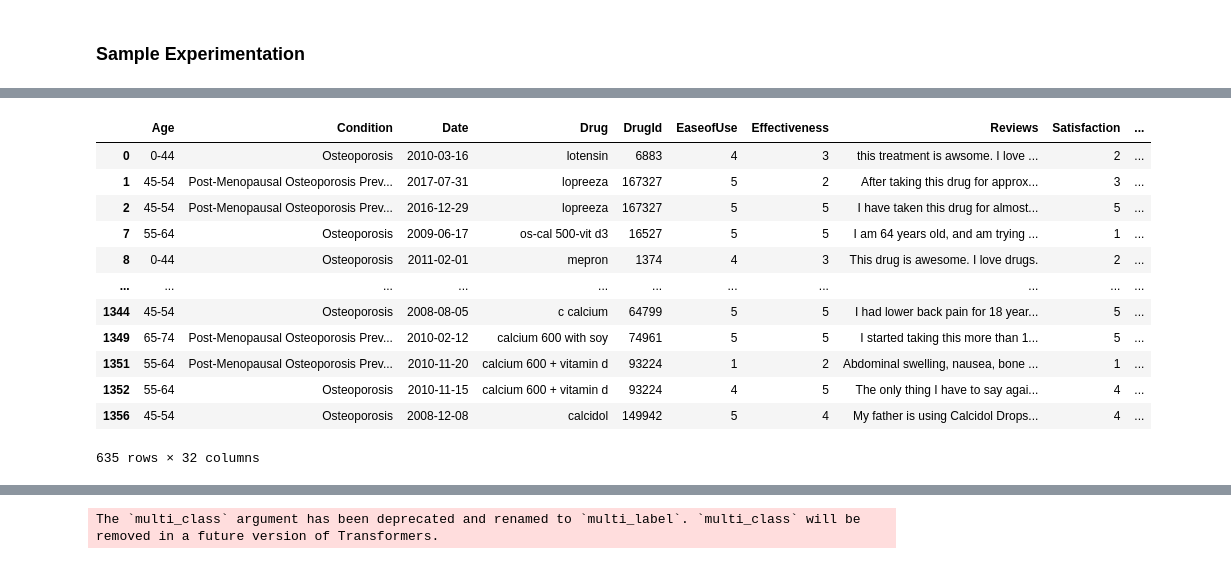
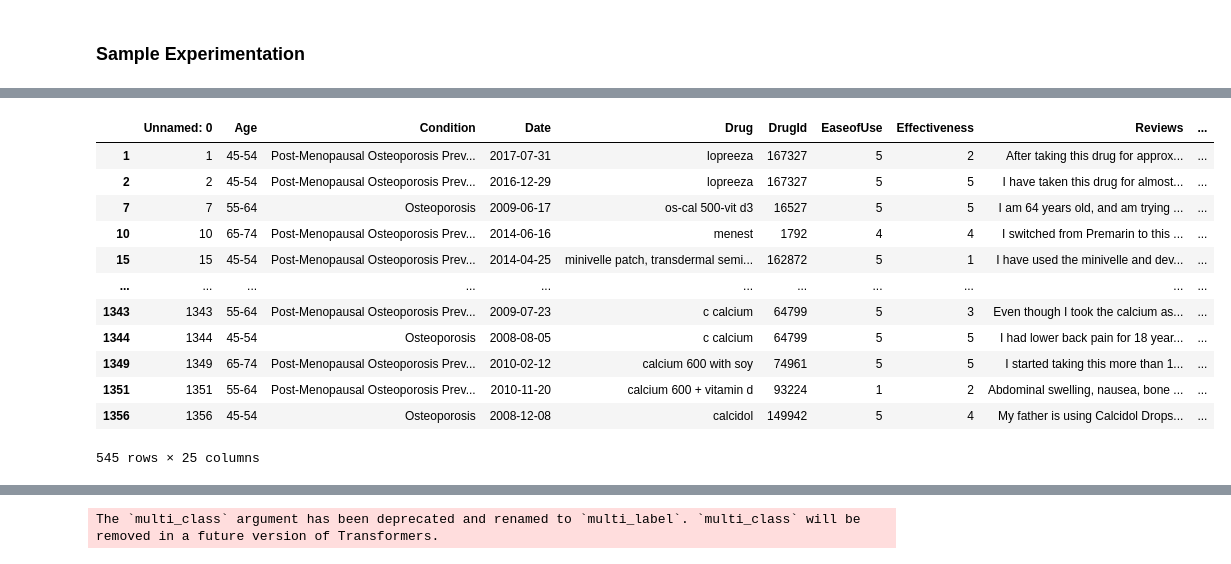
Before and after one commit to woonsupkim/DrugReview, a Jupyter notebook: Woon_after_Classification.ipynb, the cells around one changed output, grey strips where cells are left out. Cells and saved outputs as stored; diff of their text form; code cells hidden in the pictures.

```diff
--- a/Woon_after_Classification.ipynb
+++ b/Woon_after_Classification.ipynb
@@ -228,6 +231,6 @@ len(df_side_effects)
 # %%
 #df.to_csv('data/updated_df.csv')
 # %%
-df_side_effects['max'] = df_side_effects[['limb pain_m', 'gastrointestinal_m', 'dental_m', 'cardiac_m', 'dermatological_m', 'respiratory_m', 'weight gain and loss_m', 'headache_m']].max(axis=1)
-df_side_effects.head()
+df['max'] = df[['limb pain_m', 'gastrointestinal_m', 'dental_m', 'cardiac_m', 'dermatological_m', 'respiratory_m', 'weight gain and loss_m', 'headache_m']].max(axis=1)
+df.head()
 # %% [output]
@@ -240,0 +244,2 @@ df_side_effects.head()
+# %%
+df_side_effects = df[df["side_effect"]>0.7]
@@ -260,22 +275,22 @@ side9 = []
 thresh = 0.7
 
 for i in range(len(df)):
-    if df_side_effects['limb pain_m'].iloc[i] >= thresh:
+    if df_side_effects['limb pain_m'][i] >= thresh:
         side1.append(1)
-    elif df_side_effects['limb pain_m'].iloc[i] < thresh:
+    elif df_side_effects['limb pain_m'][i] < thresh:
         side1.append(0)
 
-    if df_side_effects['gastrointestinal_m'].iloc[i] >= thresh:
+    if df_side_effects['gastrointestinal_m'][i] >= thresh:
         side2.append(1)
-    elif df_side_effects['gastrointestinal_m'].iloc[i] < thresh:
+    elif df_side_effects['gastrointestinal_m'][i] < thresh:
         side2.append(0)
 
-    if df_side_effects['dental_m'].iloc[i] >= thresh:
+    if df_side_effects['dental_m'][i] >= thresh:
         side3.append(1)
-    elif df_side_effects['dental_m'].iloc[i] < thresh:
+    elif df_side_effects['dental_m'][i] < thresh:
         side3.append(0)
 
-    if df_side_effects['cardiac_m'].iloc[i] >= thresh:
+    if df_side_effects['cardiac_m'][i] >= thresh:
         side4.append(1)
     elif df_side_effects['cardiac_m'][i] < thresh:
         side4.append(0)
@@ -315,22 +346,22 @@ df[df['max'] > thresh]
 # %%
 df_side_effects.to_csv('temp.csv', index = False)
 # %%
-df2 = df_side_effects[df_side_effects['max'] < 0.8]
+df2 = df_side_effects[df_side_effects['max'] < 0.7]
 df2
 # %% [output]
-|  | Age | Condition | Date | Drug | DrugId | EaseofUse | Effectiveness | Reviews | Satisfaction | ... |
-| 0 | 0-44 | Osteoporosis | 2010-03-16 | lotensin | 6883 | 4 | 3 | this treatment is awsome. I love ... | 2 | ... |
-| 1 | 45-54 | Post-Menopausal Osteoporosis Prev... | 2017-07-31 | lopreeza | 167327 | 5 | 2 | After taking this drug for approx... | 3 | ... |
-| 2 | 45-54 | Post-Menopausal Osteoporosis Prev... | 2016-12-29 | lopreeza | 167327 | 5 | 5 | I have taken this drug for almost... | 5 | ... |
-| 7 | 55-64 | Osteoporosis | 2009-06-17 | os-cal 500-vit d3 | 16527 | 5 | 5 | I am 64 years old, and am trying ... | 1 | ... |
-| 8 | 0-44 | Osteoporosis | 2011-02-01 | mepron | 1374 | 4 | 3 | This drug is awesome. I love drugs. | 2 | ... |
+|  | Unnamed: 0 | Age | Condition | Date | Drug | DrugId | EaseofUse | Effectiveness | Reviews | ... |
+| 1 | 1 | 45-54 | Post-Menopausal Osteoporosis Prev... | 2017-07-31 | lopreeza | 167327 | 5 | 2 | After taking this drug for approx... | ... |
+| 2 | 2 | 45-54 | Post-Menopausal Osteoporosis Prev... | 2016-12-29 | lopreeza | 167327 | 5 | 5 | I have taken this drug for almost... | ... |
+| 7 | 7 | 55-64 | Osteoporosis | 2009-06-17 | os-cal 500-vit d3 | 16527 | 5 | 5 | I am 64 years old, and am trying ... | ... |
+| 10 | 10 | 65-74 | Post-Menopausal Osteoporosis Prev... | 2014-06-16 | menest | 1792 | 4 | 4 | I switched from Premarin to this ... | ... |
+| 15 | 15 | 45-54 | Post-Menopausal Osteoporosis Prev... | 2014-04-25 | minivelle patch, transdermal semi... | 162872 | 5 | 1 | I have used the minivelle and dev... | ... |
 | ... | ... | ... | ... | ... | ... | ... | ... | ... | ... | ... |
-| 1344 | 45-54 | Osteoporosis | 2008-08-05 | c calcium | 64799 | 5 | 5 | I had lower back pain for 18 year... | 5 | ... |
-| 1349 | 65-74 | Post-Menopausal Osteoporosis Prev... | 2010-02-12 | calcium 600 with soy | 74961 | 5 | 5 | I started taking this more than 1... | 5 | ... |
-| 1351 | 55-64 | Post-Menopausal Osteoporosis Prev... | 2010-11-20 | calcium 600 + vitamin d | 93224 | 1 | 2 | Abdominal swelling, nausea, bone ... | 1 | ... |
-| 1352 | 55-64 | Osteoporosis | 2010-11-15 | calcium 600 + vitamin d | 93224 | 4 | 5 | The only thing I have to say agai... | 4 | ... |
-| 1356 | 45-54 | Osteoporosis | 2008-12-08 | calcidol | 149942 | 5 | 4 | My father is using Calcidol Drops... | 4 | ... |
+| 1343 | 1343 | 55-64 | Post-Menopausal Osteoporosis Prev... | 2009-07-23 | c calcium | 64799 | 5 | 3 | Even though I took the calcium as... | ... |
+| 1344 | 1344 | 45-54 | Osteoporosis | 2008-08-05 | c calcium | 64799 | 5 | 5 | I had lower back pain for 18 year... | ... |
+| 1349 | 1349 | 65-74 | Post-Menopausal Osteoporosis Prev... | 2010-02-12 | calcium 600 with soy | 74961 | 5 | 5 | I started taking this more than 1... | ... |
+| 1351 | 1351 | 55-64 | Post-Menopausal Osteoporosis Prev... | 2010-11-20 | calcium 600 + vitamin d | 93224 | 1 | 2 | Abdominal swelling, nausea, bone ... | ... |
+| 1356 | 1356 | 45-54 | Osteoporosis | 2008-12-08 | calcidol | 149942 | 5 | 4 | My father is using Calcidol Drops... | ... |
-635 rows × 32 columns
+545 rows × 25 columns
 # %%
 freq_dict = defaultdict(int)
 for sent in df2[df2["Review"] == 'bad']['Reviews']:
```
Also changed, not shown: parts of 6 cells of this notebook.
